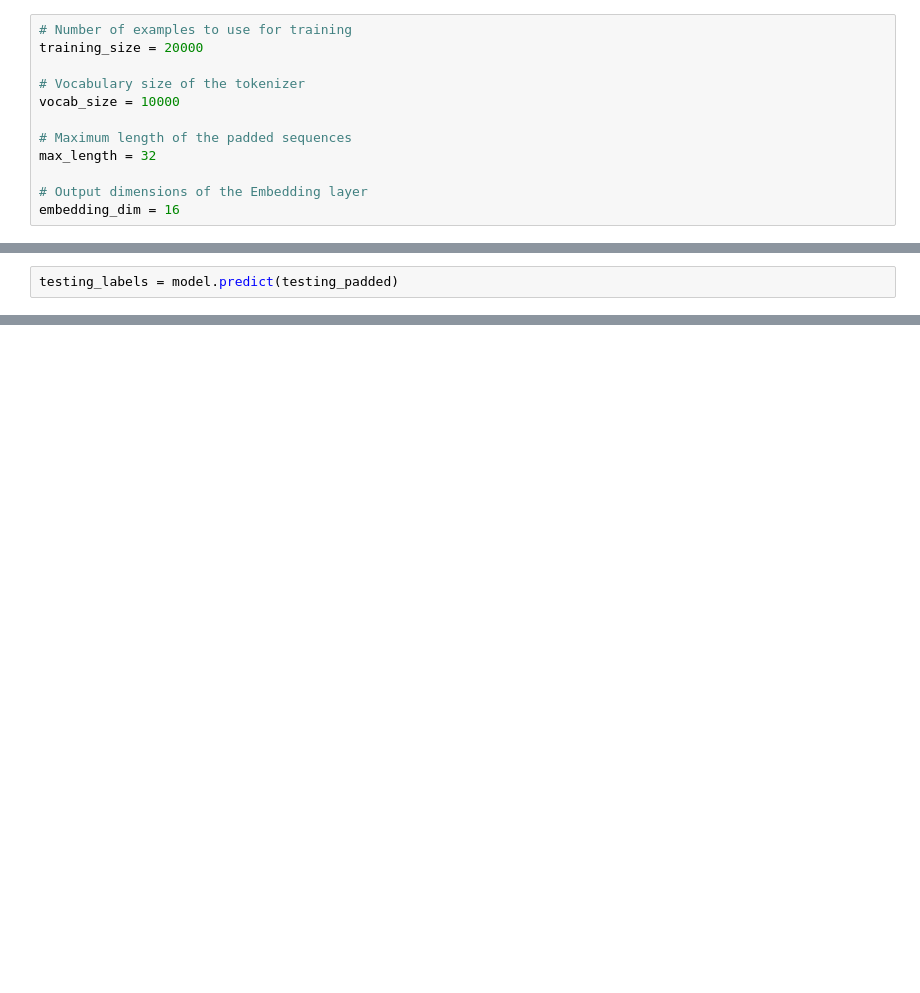
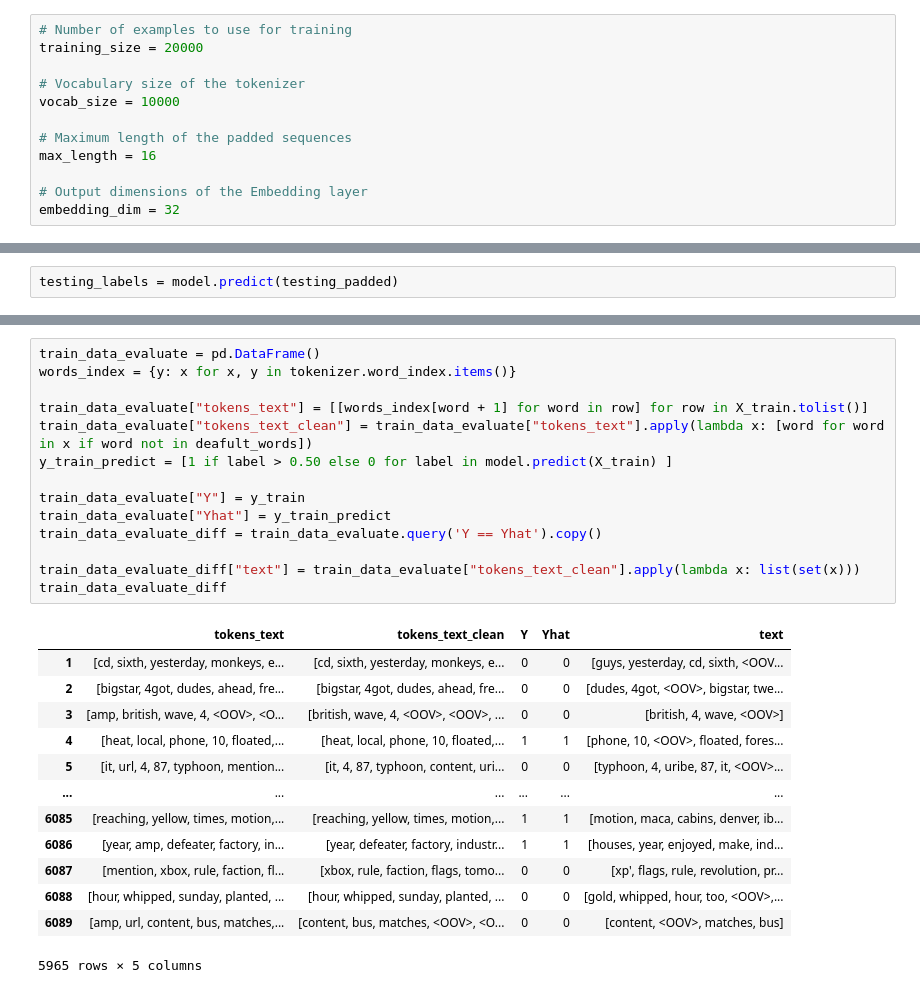
Before and after one commit to bamirandab/nlp-disaster-tweets, a Jupyter notebook: notebooks/model.ipynb, the cells around one changed output, grey strips where cells are left out. Saved outputs shown, nothing was run; the diff lists cells and outputs as text; blank space fills up the shorter version.

```diff
--- a/notebooks/model.ipynb
+++ b/notebooks/model.ipynb
@@ -74,10 +74,10 @@ training_size = 20000
 vocab_size = 10000
 
 # Maximum length of the padded sequences
-max_length = 32
+max_length = 16
 
 # Output dimensions of the Embedding layer
-embedding_dim = 16
+embedding_dim = 32
 # %%
 import numpy as np
 import tensorflow as tf
@@ -181,0 +257,28 @@ test_labels = [1 if label > 0.40 else 0 for label in testing_labels ]
+# %%
+train_data_evaluate = pd.DataFrame()
+words_index = {y: x for x, y in tokenizer.word_index.items()}
+
+train_data_evaluate["tokens_text"] = [[words_index[word + 1] for word in row] for row in X_train.tolist()]
+train_data_evaluate["tokens_text_clean"] = train_data_evaluate["tokens_text"].apply(lambda x: [word for word in x if word not in deafult_words])
+y_train_predict = [1 if label > 0.50 else 0 for label in model.predict(X_train) ]
+
+train_data_evaluate["Y"] = y_train
+train_data_evaluate["Yhat"] = y_train_predict
+train_data_evaluate_diff = train_data_evaluate.query('Y == Yhat').copy()
+
+train_data_evaluate_diff["text"] = train_data_evaluate["tokens_text_clean"].apply(lambda x: list(set(x)))
+train_data_evaluate_diff
+# %% [output]
+|  | tokens_text | tokens_text_clean | Y | Yhat | text |
+| 1 | [cd, sixth, yesterday, monkeys, e... | [cd, sixth, yesterday, monkeys, e... | 0 | 0 | [guys, yesterday, cd, sixth, <OOV... |
+| 2 | [bigstar, 4got, dudes, ahead, fre... | [bigstar, 4got, dudes, ahead, fre... | 0 | 0 | [dudes, 4got, <OOV>, bigstar, twe... |
+| 3 | [amp, british, wave, 4, <OOV>, <O... | [british, wave, 4, <OOV>, <OOV>, ... | 0 | 0 | [british, 4, wave, <OOV>] |
+| 4 | [heat, local, phone, 10, floated,... | [heat, local, phone, 10, floated,... | 1 | 1 | [phone, 10, <OOV>, floated, fores... |
+| 5 | [it, url, 4, 87, typhoon, mention... | [it, 4, 87, typhoon, content, uri... | 0 | 0 | [typhoon, 4, uribe, 87, it, <OOV>... |
+| ... | ... | ... | ... | ... | ... |
+| 6085 | [reaching, yellow, times, motion,... | [reaching, yellow, times, motion,... | 1 | 1 | [motion, maca, cabins, denver, ib... |
+| 6086 | [year, amp, defeater, factory, in... | [year, defeater, factory, industr... | 1 | 1 | [houses, year, enjoyed, make, ind... |
+| 6087 | [mention, xbox, rule, faction, fl... | [xbox, rule, faction, flags, tomo... | 0 | 0 | [xp', flags, rule, revolution, pr... |
+| 6088 | [hour, whipped, sunday, planted, ... | [hour, whipped, sunday, planted, ... | 0 | 0 | [gold, whipped, hour, too, <OOV>,... |
+| 6089 | [amp, url, content, bus, matches,... | [content, bus, matches, <OOV>, <O... | 0 | 0 | [content, <OOV>, matches, bus] |
+5965 rows × 5 columns
```
Also changed, not shown: parts of 11 cells of this notebook.
